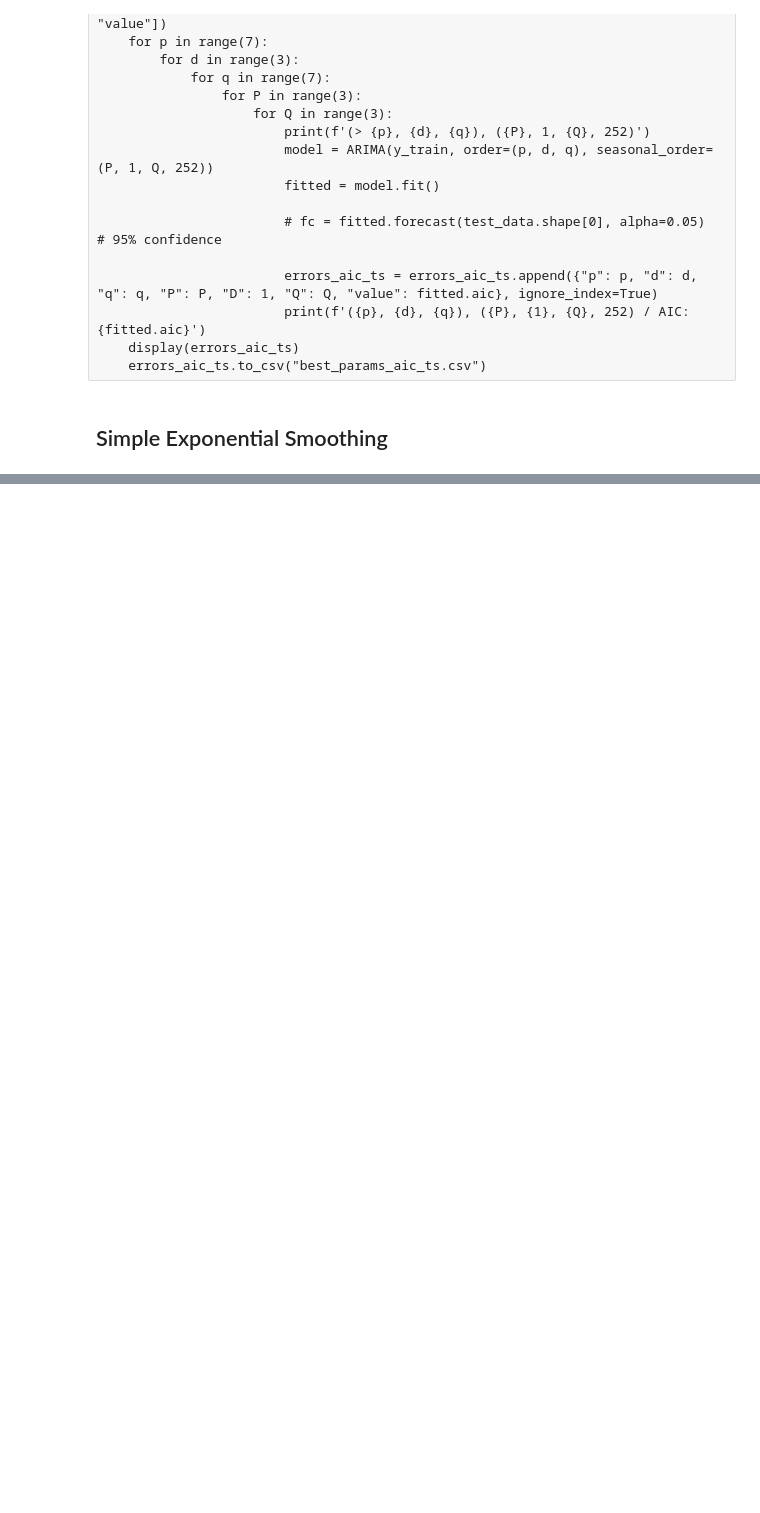
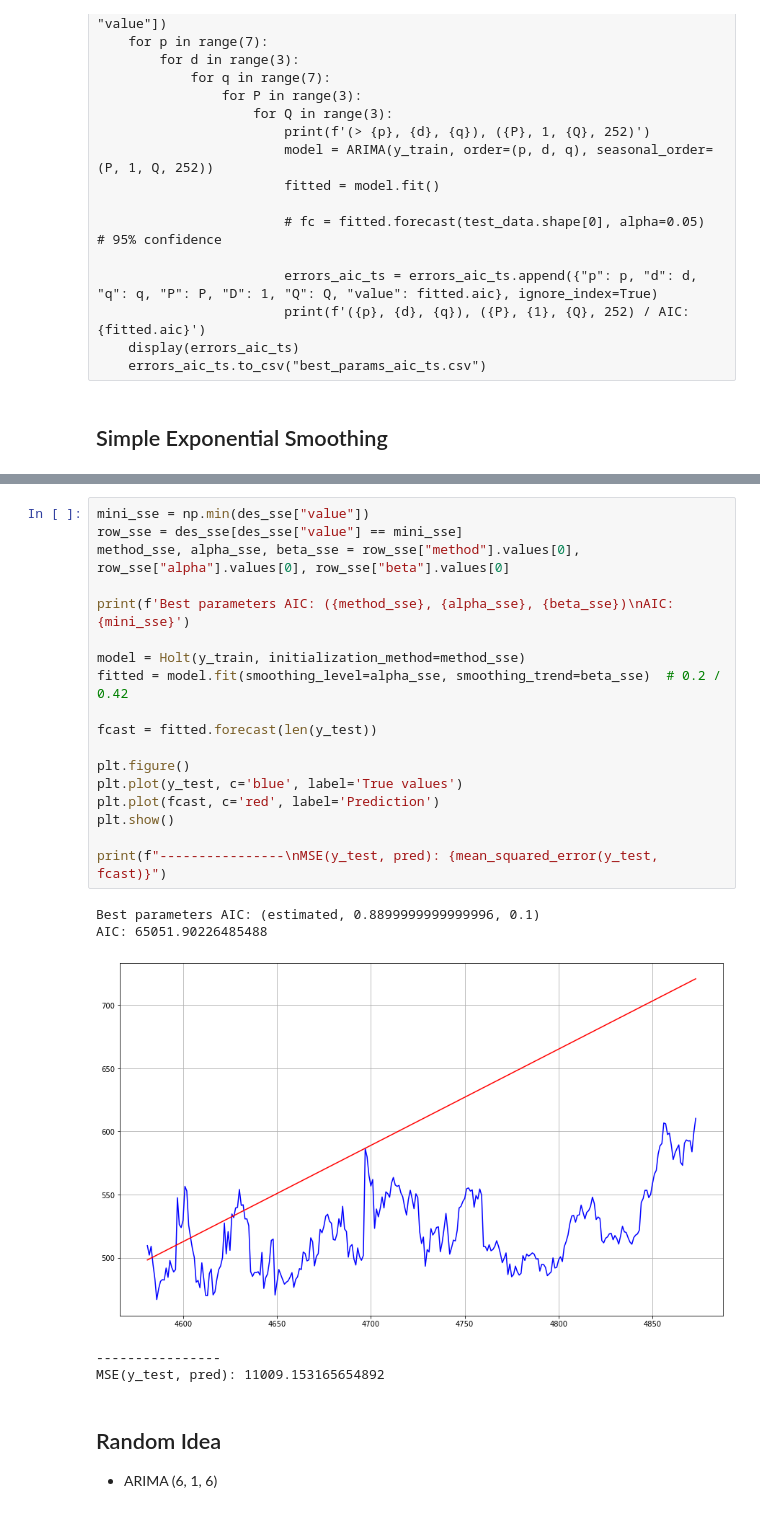
Before and after one commit to tfernandes14/ASTP-Project, a Jupyter notebook: Project.ipynb, the cells around one changed output, grey strips where cells are left out. Saved outputs shown, nothing was run; the diff lists cells and outputs as text; blank space fills up the shorter version.

Commit message:
DES e random_idea implementados

```diff
--- a/Project.ipynb
+++ b/Project.ipynb
@@ -767,0 +875,27 @@ model = SimpleExpSmoothing(y_train, initialization_method="heuristic")
+# %%
+mini_sse = np.min(des_sse["value"])
+row_sse = des_sse[des_sse["value"] == mini_sse]
+method_sse, alpha_sse, beta_sse = row_sse["method"].values[0], row_sse["alpha"].values[0], row_sse["beta"].values[0]
+
+print(f'Best parameters AIC: ({method_sse}, {alpha_sse}, {beta_sse})\nAIC: {mini_sse}')
+
+model = Holt(y_train, initialization_method=method_sse)
+fitted = model.fit(smoothing_level=alpha_sse, smoothing_trend=beta_sse)  # 0.2 / 0.42
+
+fcast = fitted.forecast(len(y_test))
+
+plt.figure()
+plt.plot(y_test, c='blue', label='True values')
+plt.plot(fcast, c='red', label='Prediction')
+plt.show()
+
+print(f"----------------\nMSE(y_test, pred): {mean_squared_error(y_test, fcast)}")
+# %% [output]
+Best parameters AIC: (estimated, 0.8899999999999996, 0.1)
+AIC: 65051.90226485488
+[figure, added]
+----------------
+MSE(y_test, pred): 11009.153165654892
+# %% [markdown]
+## Random Idea
+- ARIMA (6, 1, 6)
```
Also changed, not shown: parts of 9 cells of this notebook, 5 other files.
